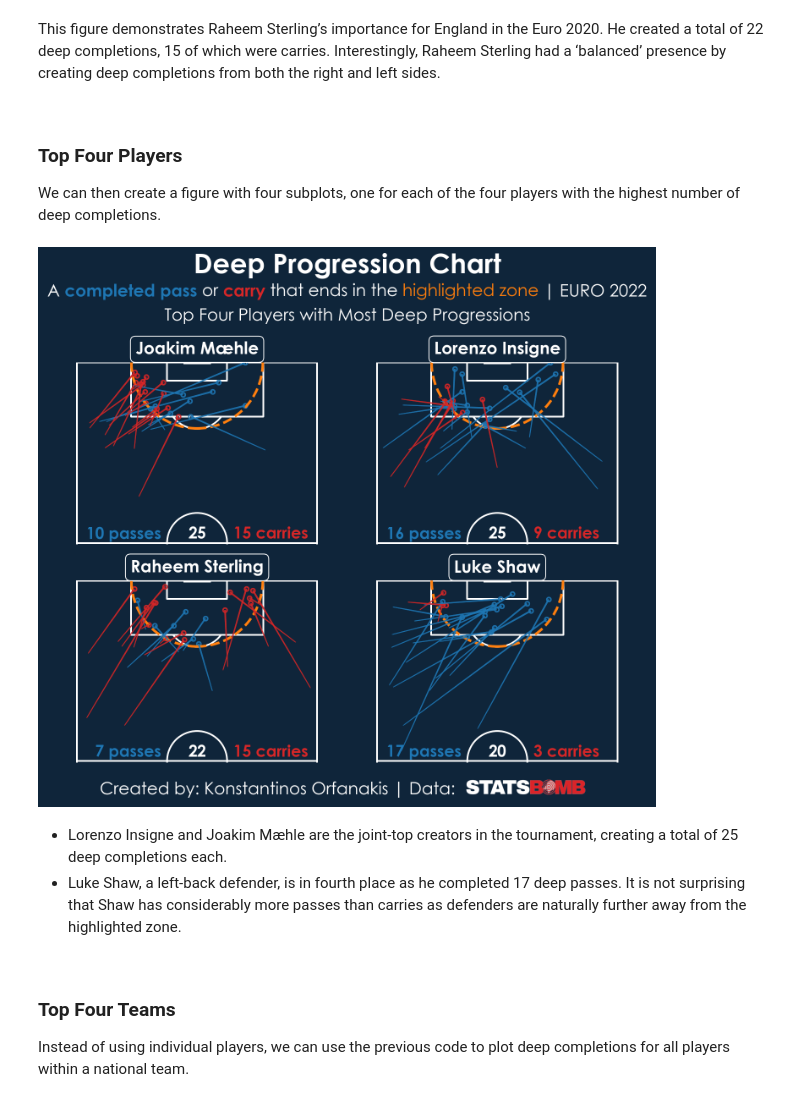
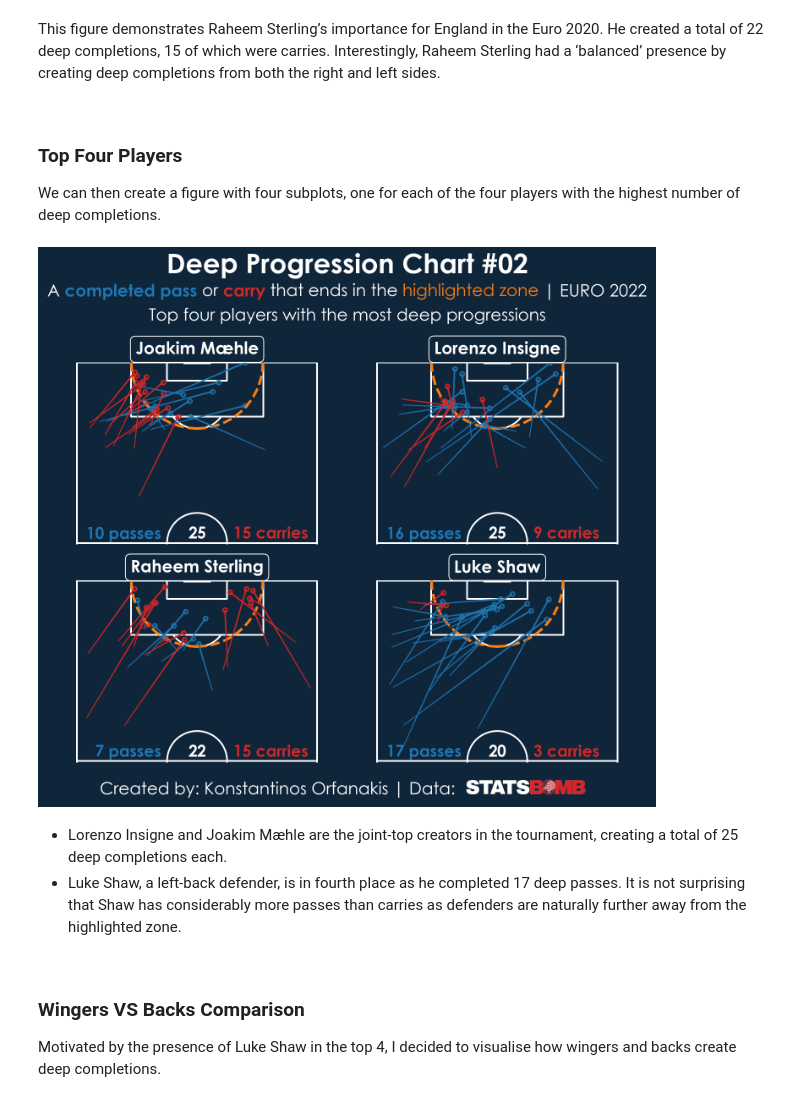
Before and after one commit to KOrfanakis/Deep_Completion_Charts, a Jupyter notebook: Deep_Progression_Chart_Notebook.ipynb, the cells around one changed output. Drawn from its saved outputs; the diff is of its cells as text; code cells hidden in the pictures.

Commit message:
Added text, fixed typos, changed figure order

```diff
--- a/Deep_Progression_Chart_Notebook.ipynb
+++ b/Deep_Progression_Chart_Notebook.ipynb
@@ -652,39 +665,38 @@ We can then create a figure with four subplots, one for each of the four players
 # %%
 col = 'player_name'
 players = list(df_tot['player_name'].value_counts().index[0:4])
 
 nrows, ncols = 2, 2
 
 fig, ax, pitch = create_pitch_axes(nrows=nrows, ncols=ncols,grid_height=0.73, space=0.09)
-add_title(fig)
+add_title(fig, title='Deep Progression Chart #02')
 add_subtitle(subtitle, y=0.925)
 
-fig_text(s='Top Four Players with the Most Deep Progressions',
+fig_text(s='Top four players with the most deep progressions',
          x=0.500,
          y=0.880,
          size=20,
          fontweight='normal',
          ha='center',
          va='center')
 
 for i, selection in enumerate(players):
     ax_pitch = ax['pitch'].flatten()[i]
 
     add_pitch_title(ax_pitch, selection, pitch_title=20)
     add_deep_completions(df_tot, col, selection, ax_pitch, num_size=19, ms=3)
 
 add_acknowledgements(fontsize=20)
 
-# plt.savefig('Images\Figure02-Top_4_Players.png')
+plt.savefig('Images\Figure02-Top_4_Players.png')
 # %% [output]
-[figure, old version]
+[figure, new version]
 # %% [markdown]
 - Lorenzo Insigne and Joakim Mæhle are the joint-top creators in the tournament, creating a total of 25 deep completions each.
 - Luke Shaw, a left-back defender, is in fourth place as he completed 17 deep passes. It is not surprising that Shaw has considerably more passes than carries as defenders are naturally further away from the highlighted zone.
 
-
 <br>
 
-### Top Four Teams
+### Wingers VS Backs Comparison
 
-Instead of using individual players, we can use the previous code to plot deep completions for all players within a national team.
+Motivated by the presence of Luke Shaw in the top 4, I decided to visualise how wingers and backs create deep completions.
```
Also changed, not shown: parts of 20 cells of this notebook.
